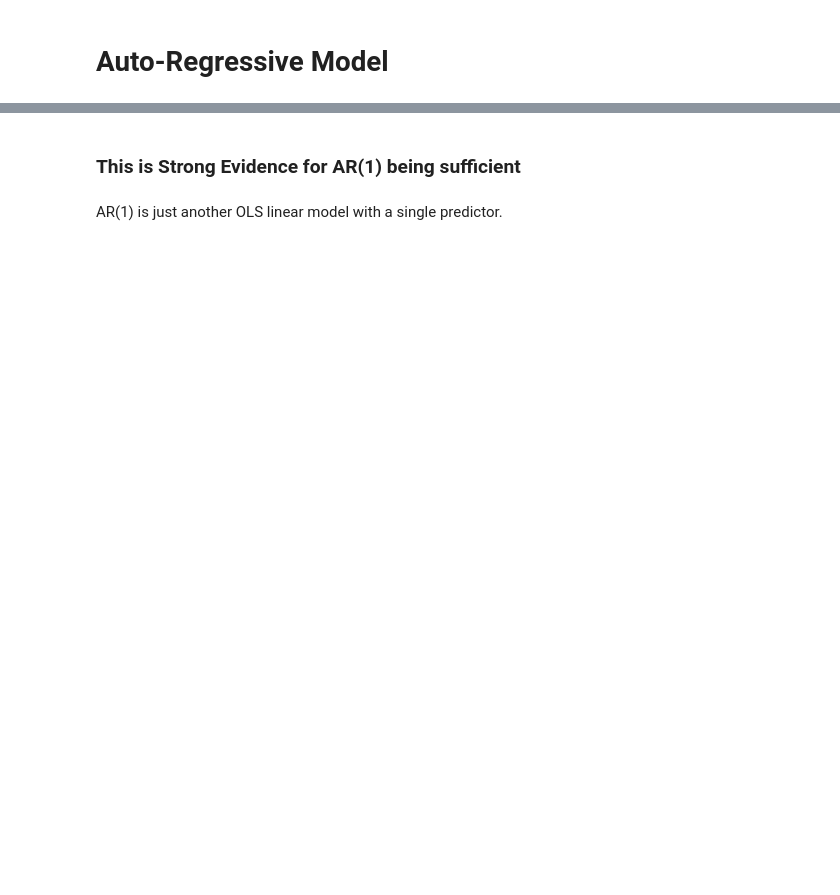
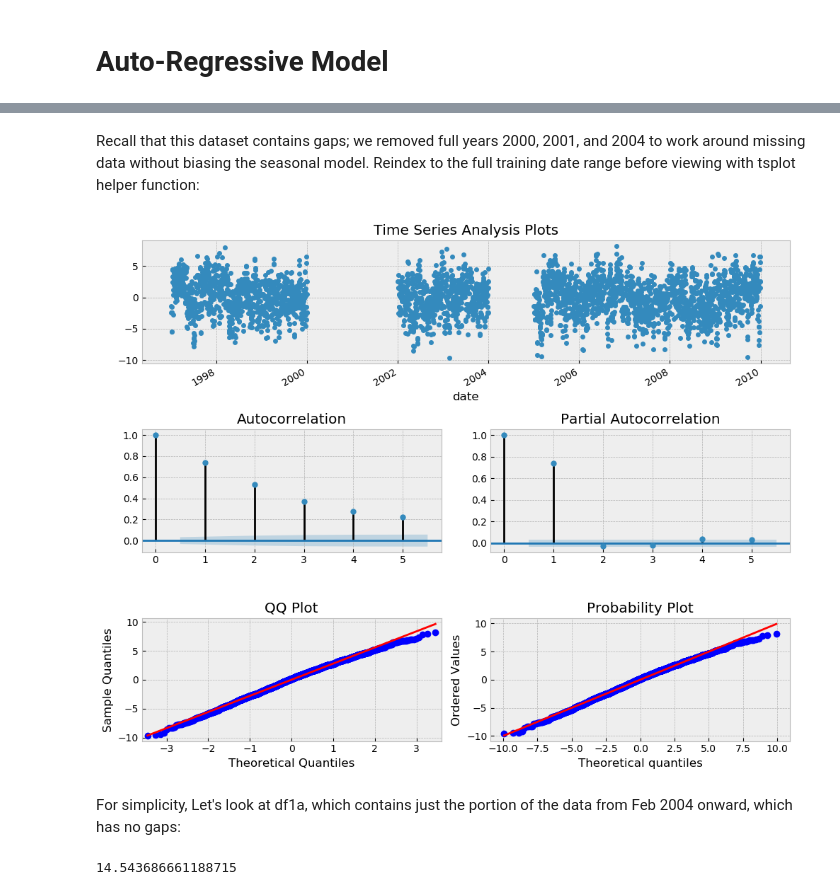
Before and after one commit to rkraig/DLA, a Jupyter notebook: 202008_codingChallenges/20200904_madrid/madridWeather.ipynb, the cells around one changed output, grey strips where cells are left out. Drawn from its saved outputs; the diff is of its cells as text; code cells hidden in the pictures; blank space fills up the shorter version.

```diff
--- a/202008_codingChallenges/20200904_madrid/madridWeather.ipynb
+++ b/202008_codingChallenges/20200904_madrid/madridWeather.ipynb
@@ -514,6 +513,7 @@ If so, it's obviously dwarfed by seasonality. But let's look.
 Generally we want to compare models using a validation set: Let's use the last three years of df (2010-2012) for validation
 # %%
 train_df, val_df = (df[df.date.dt.year<2010], df[df.date.dt.year>=2010])
+df1a = df1a[df1a.date.dt.year<2010]
 # %% [markdown]
 Compare:
 
@@ -960,0 +912,2 @@ pd.Series(residuals[2].index>pd.Timestamp('2004-02-01'),index=residuals[2].index
+# %% [markdown]
+Recall that this dataset contains gaps; we removed full years 2000, 2001, and 2004 to work around missing data without biasing the seasonal model. Reindex to the full training date range before viewing with tsplot helper function:
@@ -961,4 +918,4 @@ pd.Series(residuals[2].index>pd.Timestamp('2004-02-01'),index=residuals[2].index
 # %%
-tsplot(residuals[2][cleanSelection], lags=5)
+tsplot(seasModelResiduals_train[2], lags=5)
+# %% [output]
+[figure, added]
-# %% [markdown]
-### This is Strong Evidence for AR(1) being sufficient
@@ -973,2 +921,0 @@ tsXYScatter(residuals[2][cleanSelection],lag=1)
-# %% [markdown]
-AR(1) is just another OLS linear model with a single predictor.
@@ -977,0 +922,6 @@ y = residuals[2][cleanSelection].iloc[1:]
+# %% [markdown]
+For simplicity, Let's look at df1a, which contains just the portion of the data from Feb 2004 onward, which has no gaps:
+# %%
+ybar
+# %% [output]
+14.543686661188715
```
Also changed, not shown: parts of 112 cells of this notebook.
